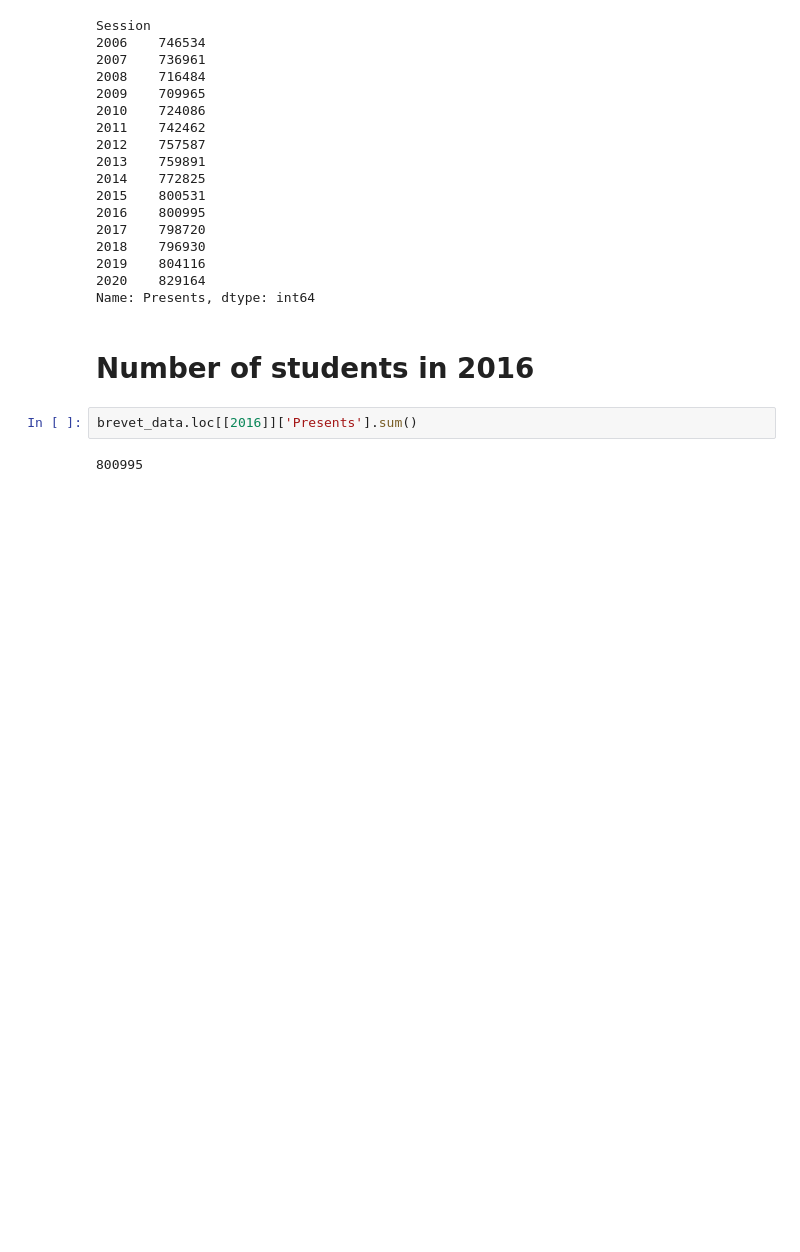
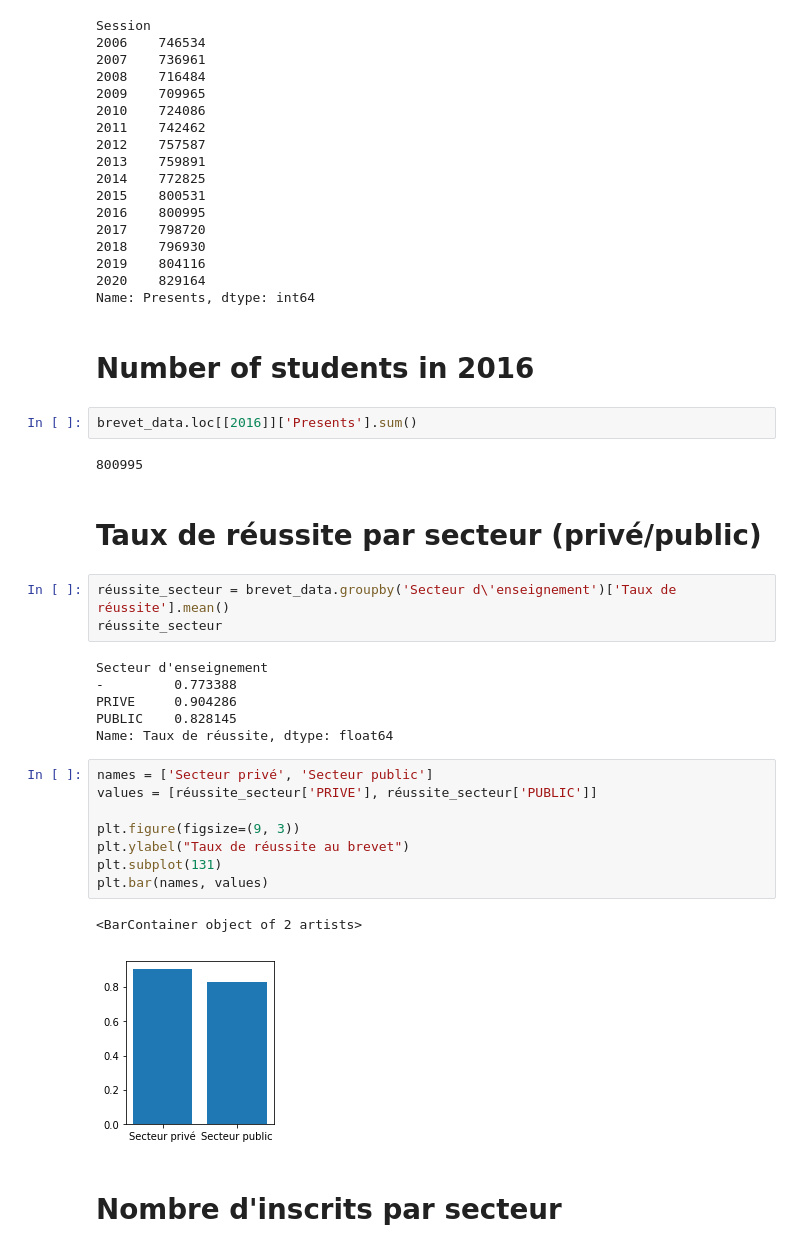
Before and after one commit to jacquesren123/delta, a Jupyter notebook: notebook/Untitled.ipynb, the cells around one changed output. Saved outputs shown, nothing was run; the diff lists cells and outputs as text; blank space fills up the shorter version.

```diff
--- a/notebook/Untitled.ipynb
+++ b/notebook/Untitled.ipynb
@@ -131,3 +138,27 @@ Name: Presents, dtype: int64
 brevet_data.loc[[2016]]['Presents'].sum()
 # %% [output]
 800995
+# %% [markdown]
+# Taux de réussite par secteur (privé/public)
+# %%
+réussite_secteur = brevet_data.groupby('Secteur d\'enseignement')['Taux de réussite'].mean()
+réussite_secteur
+# %% [output]
+Secteur d'enseignement
+-         0.773388
+PRIVE     0.904286
+PUBLIC    0.828145
+Name: Taux de réussite, dtype: float64
+# %%
+names = ['Secteur privé', 'Secteur public']
+values = [réussite_secteur['PRIVE'], réussite_secteur['PUBLIC']]
+
+plt.figure(figsize=(9, 3))
+plt.ylabel("Taux de réussite au brevet")
+plt.subplot(131)
+plt.bar(names, values)
+# %% [output]
+<BarContainer object of 2 artists>
+[figure, added]
+# %% [markdown]
+# Nombre d'inscrits par secteur
```
Also changed, not shown: parts of 5 cells of this notebook, 2 other files.
